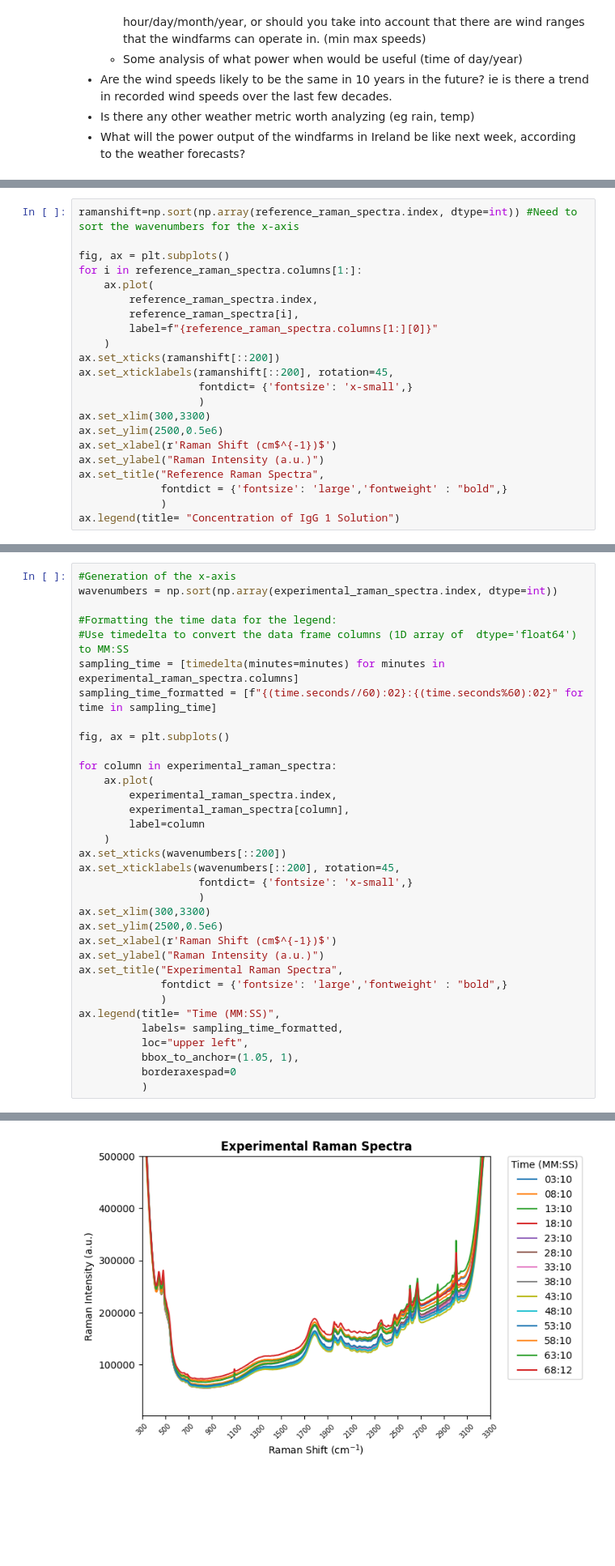
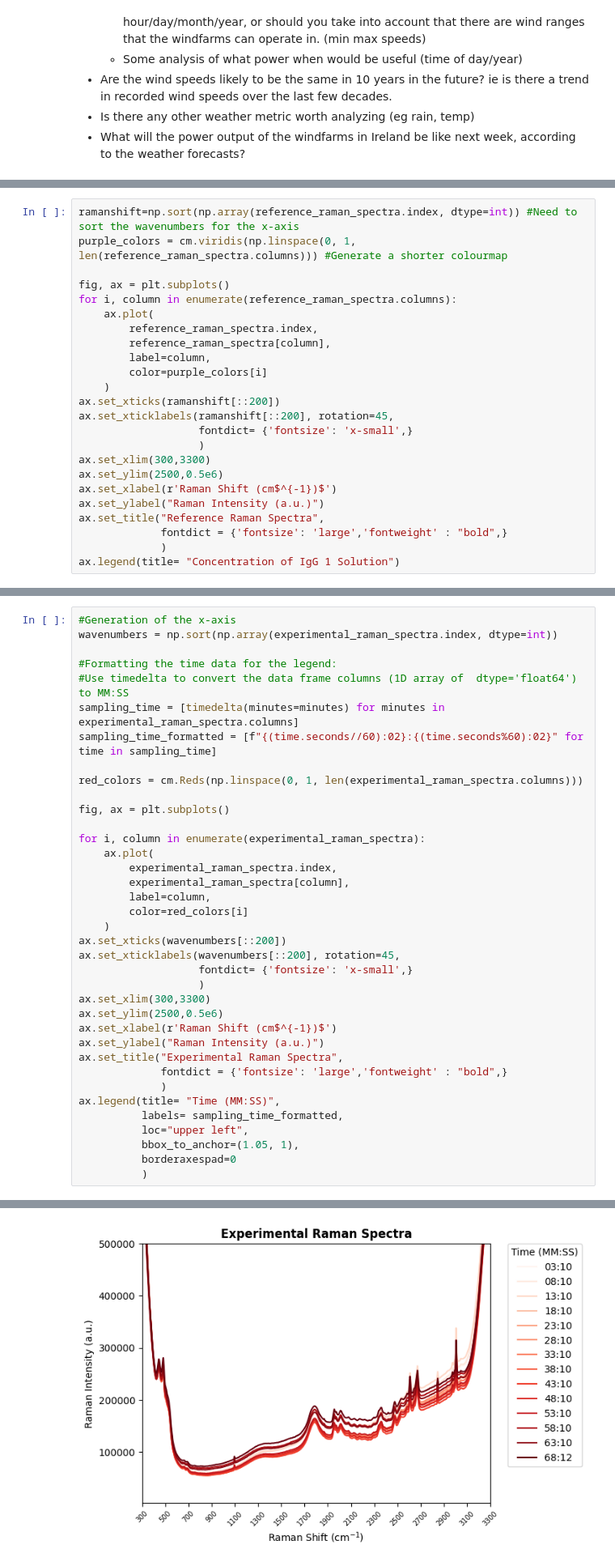
Before and after one commit to a-o-connor/PFDA-project, a Jupyter notebook: big_project_practice.ipynb, the cells around one changed output, grey strips where cells are left out. Shown at 81% size. Drawn from its saved outputs; the diff is of its cells as text; blank space fills up the shorter version.

```diff
--- a/big_project_practice.ipynb
+++ b/big_project_practice.ipynb
@@ -87,13 +87,15 @@ experimental_raman_spectra.head(n=20)
 | 3406 | 1780875.216 | 1777551.409 | 1784411.545 | 1784777.262 | 1780598.802 | 1777141.724 | 1797753.242 | 1787186.074 | ... |
 # %%
 ramanshift=np.sort(np.array(reference_raman_spectra.index, dtype=int)) #Need to sort the wavenumbers for the x-axis
+purple_colors = cm.viridis(np.linspace(0, 1, len(reference_raman_spectra.columns))) #Generate a shorter colourmap
 
 fig, ax = plt.subplots()
-for i in reference_raman_spectra.columns[1:]:
+for i, column in enumerate(reference_raman_spectra.columns):
     ax.plot(
         reference_raman_spectra.index,
-        reference_raman_spectra[i],
-        label=f"{reference_raman_spectra.columns[1:][0]}"
+        reference_raman_spectra[column],
+        label=column,
+        color=purple_colors[i]
     )
 ax.set_xticks(ramanshift[::200])
 ax.set_xticklabels(ramanshift[::200], rotation=45,
@@ -117,33 +130,36 @@ wavenumbers = np.sort(np.array(experimental_raman_spectra.index, dtype=int))
 #Formatting the time data for the legend:
 #Use timedelta to convert the data frame columns (1D array of  dtype='float64') to MM:SS
 sampling_time = [timedelta(minutes=minutes) for minutes in experimental_raman_spectra.columns]
 sampling_time_formatted = [f"{(time.seconds//60):02}:{(time.seconds%60):02}" for time in sampling_time]
 
+red_colors = cm.Reds(np.linspace(0, 1, len(experimental_raman_spectra.columns)))
+
 fig, ax = plt.subplots()
 
-for column in experimental_raman_spectra:
+for i, column in enumerate(experimental_raman_spectra):
     ax.plot(
         experimental_raman_spectra.index,
         experimental_raman_spectra[column],
-        label=column
+        label=column,
+        color=red_colors[i]
     )
 ax.set_xticks(wavenumbers[::200])
 ax.set_xticklabels(wavenumbers[::200], rotation=45,
                    fontdict= {'fontsize': 'x-small',}
                    )
 ax.set_xlim(300,3300)
 ax.set_ylim(2500,0.5e6)
 ax.set_xlabel(r'Raman Shift (cm$^{-1})$')
 ax.set_ylabel("Raman Intensity (a.u.)")
 ax.set_title("Experimental Raman Spectra",
              fontdict = {'fontsize': 'large','fontweight' : "bold",}
              )
 ax.legend(title= "Time (MM:SS)",
           labels= sampling_time_formatted,
           loc="upper left",
           bbox_to_anchor=(1.05, 1),
           borderaxespad=0
           )
 # %% [output]
 <matplotlib.legend.Legend at 0x...>
-[figure, old version]
+[figure, new version]
```
Also changed, not shown: parts of 8 cells of this notebook.
